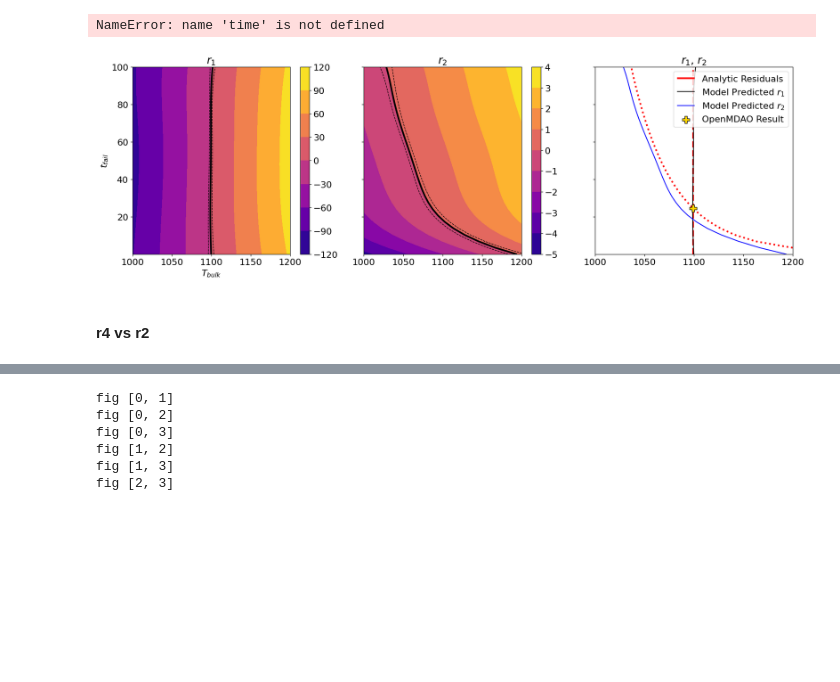
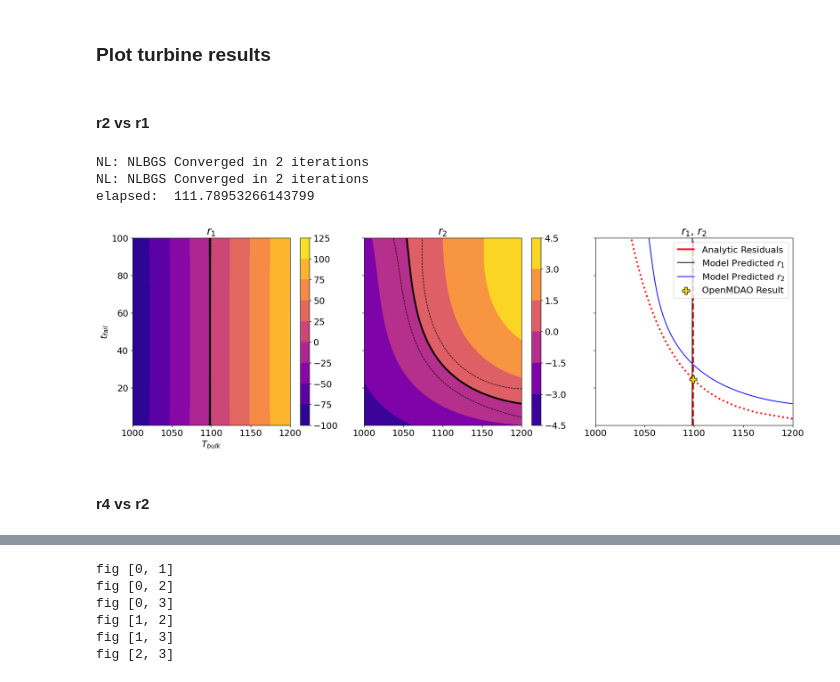
Before and after one commit to csdlpsu/remdo, a Jupyter notebook: active_learning_example.ipynb, the cells around one changed output, grey strips where cells are left out. Cells and saved outputs as stored; diff of their text form; code cells hidden in the pictures; blank space fills up the shorter version.

```diff
--- a/active_learning_example.ipynb
+++ b/active_learning_example.ipynb
@@ -169,3 +1608,7 @@ tensor([0.0043])
+# %% [markdown]
+### Plot turbine results
+# %% [markdown]
+#### r2 vs r1
 # %%
 import matplotlib.pyplot as plt
 import matplotlib.ticker as ticker
@@ -183,7 +1626,7 @@ tasks = [0,1]
 
 # Load model
 gpmodel = TrainedGP()
-gpmodel.load("turbine_gp_trained.pt")
+gpmodel.load("turbine_gp_trained_1.pt")
 
 # Unpack result
 problem = gpmodel.problem
@@ -205,7 +1648,9 @@ t = time.time()
 res = problem.res
 print(r'elapsed: ', time.time()-t)
 # %% [output]
-NameError: name 'time' is not defined
+NL: NLBGS Converged in 2 iterations
+NL: NLBGS Converged in 2 iterations
+elapsed:  111.78953266143799
 # %%
 r1vec = res[:,tasks[0]]
 r2vec = res[:,tasks[1]]
@@ -216,8 +1661,8 @@ test_x1 = torch.column_stack([test_x, torch.ones(npts**2)*tasks[0]]) # task id1
 test_x2 = torch.column_stack([test_x, torch.ones(npts**2)*tasks[1]]) # task id2
 # test_x1.requires_grad = True
 
-prediction1 = unstandardize(mt_model.likelihood(mt_model(test_x1)), y[:,tasks[0]])
-prediction2 = unstandardize(mt_model.likelihood(mt_model(test_x2)), y[:,tasks[1]])
+prediction1 = unstandardize(mt_model.likelihood(mt_model(test_x1)), y[tasks[0]])
+prediction2 = unstandardize(mt_model.likelihood(mt_model(test_x2)), y[tasks[1]])
 
 fig = plt.figure(figsize=(18,6))
 
@@ -265,36 +1710,36 @@ ax3 = fig.add_subplot(133)
 # fig.colorbar(cf3)
 
 s1 = ax3.contour(xvec,yvec,r1vec.reshape(npts,npts),
             levels=[0.],
             linestyles='--', linewidths=3, colors='r')
 s1_artist,_ = s1.legend_elements()
 ax3.contour(xvec,yvec,r2vec.reshape(npts,npts),
             levels=[0.],
             linestyles=':', linewidths=3, colors='r')
 
 s2 = ax3.contour(xvec,yvec,prediction1.mean.detach().numpy().reshape(npts,npts),
             levels=[0.],
             linestyles='-', linewidths=1.5, colors='k')
 s2_artist,_ = s2.legend_elements()
 s3 = ax3.contour(xvec,yvec,prediction2.mean.detach().numpy().reshape(npts,npts),
             levels=[0.],
             linestyles='-', linewidths=1.5, colors='blue')
 # s4 = ax3.scatter([1111.3],[10.128],marker='x',c='y',s=3000)
 s4 = ax3.scatter(truth[tasks[0]], truth[tasks[1]], marker='P',c='gold',s=150, edgecolor='k', zorder=2.5)
 s3_artist,_ = s3.legend_elements()
 ax3.set_title(r'$r_1$, $r_2$')
 # ax3.set_xlabel(r'$T_{bulk}$')
 # ax3.set_ylabel(r'$t_{fail}$')
 ax3.set_yticklabels([])
 
 ax3.legend([s1_artist[0], s2_artist[0], s3_artist[0], s4],['Analytic Residuals','Model Predicted $r_1$','Model Predicted $r_2$','OpenMDAO Result'])
 # ax3.legend([s2_artist[0], s3_artist[0], s4],['Model Predicted $r_1$','Model Predicted $r_2$','OpenMDAO Result'])
 
 plt.tight_layout()
 # %% [output]
-[figure, old version]
+[figure, new version]
-# %% [markdown]
-#### r4 vs r2
+# %% [markdown]
+#### r4 vs r2
 # %%
 import matplotlib.pyplot as plt
 import matplotlib.ticker as ticker
```
Also changed, not shown: parts of 94 cells of this notebook, 7 other files.
